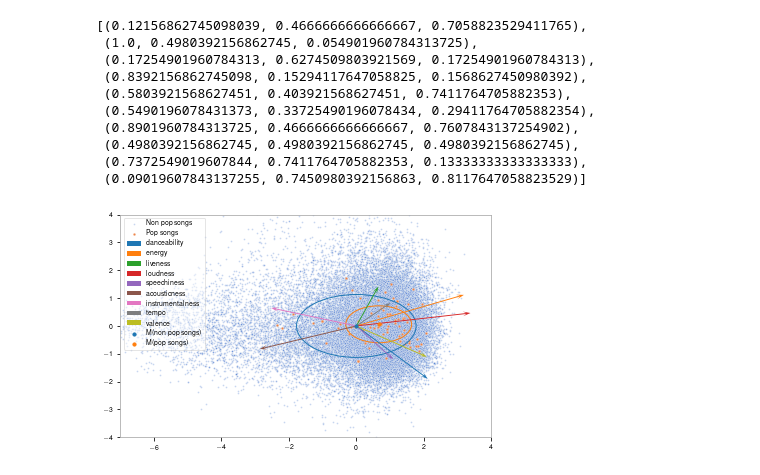
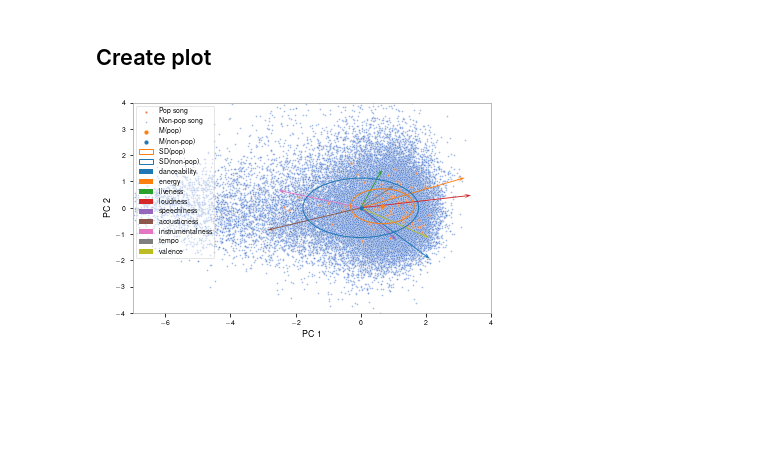
Before and after one commit to dominikglandorf/spotify-analysis, a Jupyter notebook: fig/001_pca.ipynb, the cells around one changed output. Drawn from its saved outputs; the diff is of its cells as text; code cells hidden in the pictures; blank space fills up the shorter version.

```diff
--- a/fig/001_pca.ipynb
+++ b/fig/001_pca.ipynb
@@ -43,56 +34,54 @@ colors
-# %%
-colors
-# %% [output]
-[(0.12156862745098039, 0.4666666666666667, 0.7058823529411765),
- (1.0, 0.4980392156862745, 0.054901960784313725),
- (0.17254901960784313, 0.6274509803921569, 0.17254901960784313),
- (0.8392156862745098, 0.15294117647058825, 0.1568627450980392),
- (0.5803921568627451, 0.403921568627451, 0.7411764705882353),
- (0.5490196078431373, 0.33725490196078434, 0.29411764705882354),
- (0.8901960784313725, 0.4666666666666667, 0.7607843137254902),
- (0.4980392156862745, 0.4980392156862745, 0.4980392156862745),
- (0.7372549019607844, 0.7411764705882353, 0.13333333333333333),
- (0.09019607843137255, 0.7450980392156863, 0.8117647058823529)]
+# %% [markdown]
+## Create plot
 # %%
+colors = sns.color_palette("muted")
+colors2 = sns.color_palette()
+
 plt.figure()
 plt.xlim(-7, 4)
 plt.ylim(-4, 4)
 
 # plot data points
 s = 3
-sns.scatterplot(x=non_pop_proj[:,0], y=non_pop_proj[:,1], s=s, color=(*colors[0], 0.3), label="Non pop songs")
-sns.scatterplot(x=pop_proj[:,0], y=pop_proj[:,1], s=2*s, color=(*colors[1], 1), label="Pop songs")
-
-# add mahalanobis unit circle per group
-non_pop_mean = np.mean(non_pop_proj, axis=0)
-pop_mean = np.mean(pop_proj, axis=0)
-
-ax = plt.gca()
-pop_var = np.std(pop_proj, axis=0)
-ax.add_patch(Ellipse((pop_mean[0], pop_mean[1]),2*pop_var[0],2*pop_var[1], facecolor='none', edgecolor=colors2[1]))
-non_pop_var = np.std(non_pop_proj, axis=0)
-ax.add_patch(Ellipse((non_pop_mean[0], non_pop_mean[1]),2*non_pop_var[0],2*non_pop_var[1], facecolor='none', edgecolor=colors2[0]))
+sns.scatterplot(x=non_pop_proj[:,0], y=non_pop_proj[:,1], s=s, color=(*colors[0], 0.5), label="Non-pop song")
+sns.scatterplot(x=pop_proj[:,0], y=pop_proj[:,1], s=2*s, color=(*colors[1], 1), label="Pop song")
 
 # plot PCs
 num_vecs = pc1.shape[0]
 Q = [0] * num_vecs
 for i in range(num_vecs):
     Q[i] = plt.quiver(0, 0, pc1[i], pc2[i], scale=5, headwidth=5, headlength=8, width=0.0025, label=f'{pop_songs.columns[i]}', color=plt.cm.tab10.colors[i])
 
 # plot Means
+non_pop_mean = np.mean(non_pop_proj, axis=0)
+pop_mean = np.mean(pop_proj, axis=0)
+plt.scatter(*pop_mean, color=colors2[1], marker="o", s=10, label="M(pop)")
+plt.scatter(*non_pop_mean, color=colors2[0], marker="o", s=10, label="M(non-pop)")
 
-plt.scatter(*non_pop_mean, color=colors2[0], marker="o", s=10, label="M(non pop songs)")
-plt.scatter(*pop_mean, color=colors2[1], marker="o", s=10, label="M(pop songs)")
+# add mahalanobis unit circle per group
+ax = plt.gca()
+pop_var = np.std(pop_proj, axis=0)
+ax.add_patch(Ellipse((pop_mean[0], pop_mean[1]),2*pop_var[0],2*pop_var[1], facecolor='none', edgecolor=colors2[1], label="SD(pop)"))
+non_pop_var = np.std(non_pop_proj, axis=0)
+ax.add_patch(Ellipse((non_pop_mean[0], non_pop_mean[1]),2*non_pop_var[0],2*non_pop_var[1], facecolor='none', edgecolor=colors2[0], label="SD(non-pop)"))
+
+
 
 ax.spines['top'].set_color('#aaa')
 ax.spines['right'].set_color('#aaa')
 ax.spines['bottom'].set_color('#aaa')
 ax.spines['left'].set_color('#aaa')
 
 # add legend
-plt.legend(framealpha=0.5)
+handles, labels = ax.get_legend_handles_labels()
+order = [1,0,11,12,13,14,2,3,4,5,6,7,8,9,10]
+plt.legend([handles[idx] for idx in order], [labels[idx] for idx in order], framealpha=0.5)
+
+# axis labels
+plt.xlabel("PC 1")
+plt.ylabel("PC 2")
 
 plt.savefig("001_pca.pdf")
 plt.show()
 # %% [output]
-[figure, old version]
+[figure, new version]
```
Also changed, not shown: parts of 8 cells of this notebook, 16 other files.
